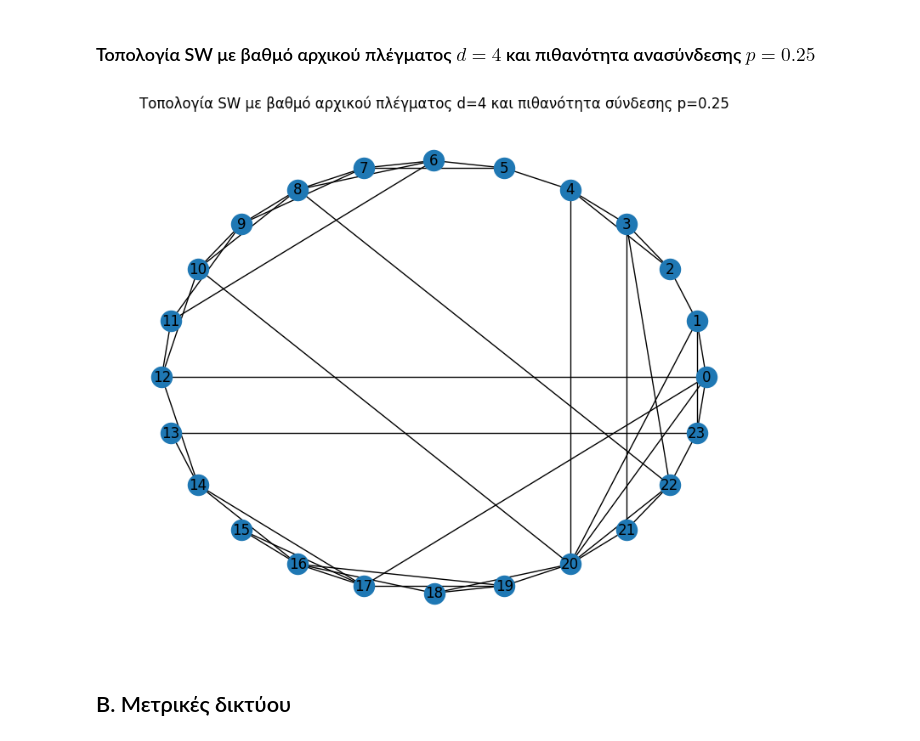
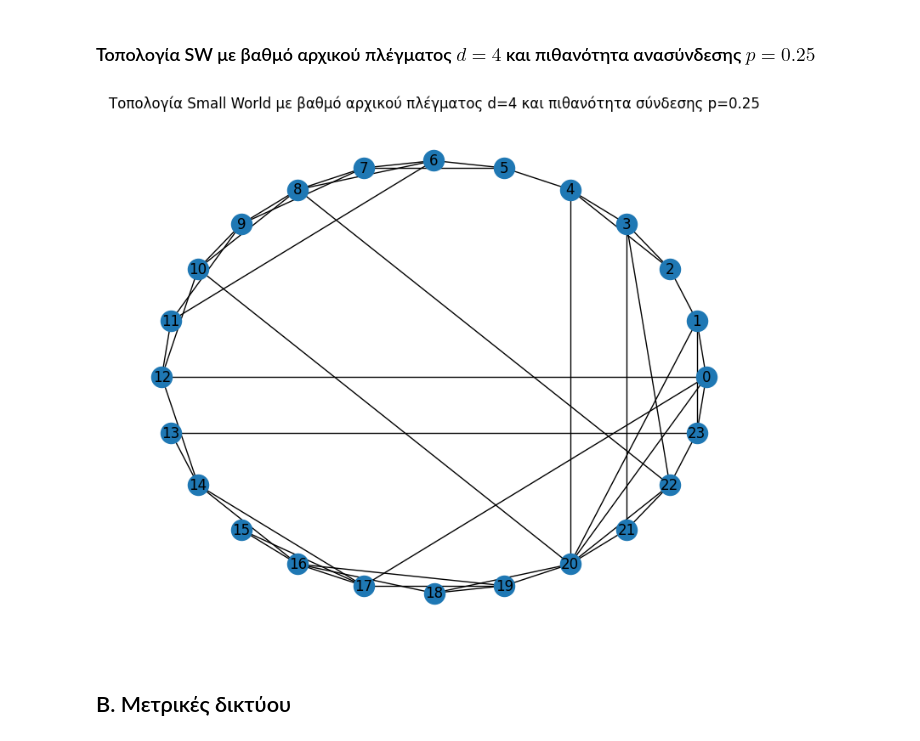
Before and after one commit to ChrisNick92/SocialNetworkAnalysis, a Jupyter notebook: project1/christosnikou_03400146.ipynb, the cells around one changed output. Drawn from its saved outputs; the diff is of its cells as text; code cells hidden in the pictures.

```diff
--- a/project1/christosnikou_03400146.ipynb
+++ b/project1/christosnikou_03400146.ipynb
@@ -206,23 +201,22 @@ plt.show()
 # %% [markdown]
 ### Τοπολογία SW με βαθμό αρχικού πλέγματος $d=4$ και πιθανότητα ανασύνδεσης $p=0.25$
 # %%
-random.seed(seedno)
 x = 6
 n = 4*x
 d=4
 p=0.25
 
 # για την κατασκευή του SW χρησιμοποιήστε την watts_strogatz_graph από το networkx.
-SW = nx.watts_strogatz_graph(n=n, k = d, p = p, seed = seedno)
+SW = nx.watts_strogatz_graph(n=n, k = d, p = p, seed = seedno) # Set seed here
 SW.graph["name"] = "SW"
 
 #οπτικοποίηση: χρησιμοποιήστε την draw_circular από το networkx
 fig,ax = plt.subplots(figsize = (10,8))
 nx.draw_circular(SW, ax = ax, with_labels = True)
-ax.set_title(f"Τοπολογία SW με βαθμό αρχικού πλέγματος d={d} και πιθανότητα σύνδεσης p={p}")
+ax.set_title(f"Τοπολογία Small World με βαθμό αρχικού πλέγματος d={d} και πιθανότητα σύνδεσης p={p}")
 plt.show()
 # %% [output]
-[figure, old version]
+[figure, new version]
 # %% [markdown]
 ## B. Μετρικές δικτύου
 # %% [markdown]
```
Also changed, not shown: parts of 30 cells of this notebook.
